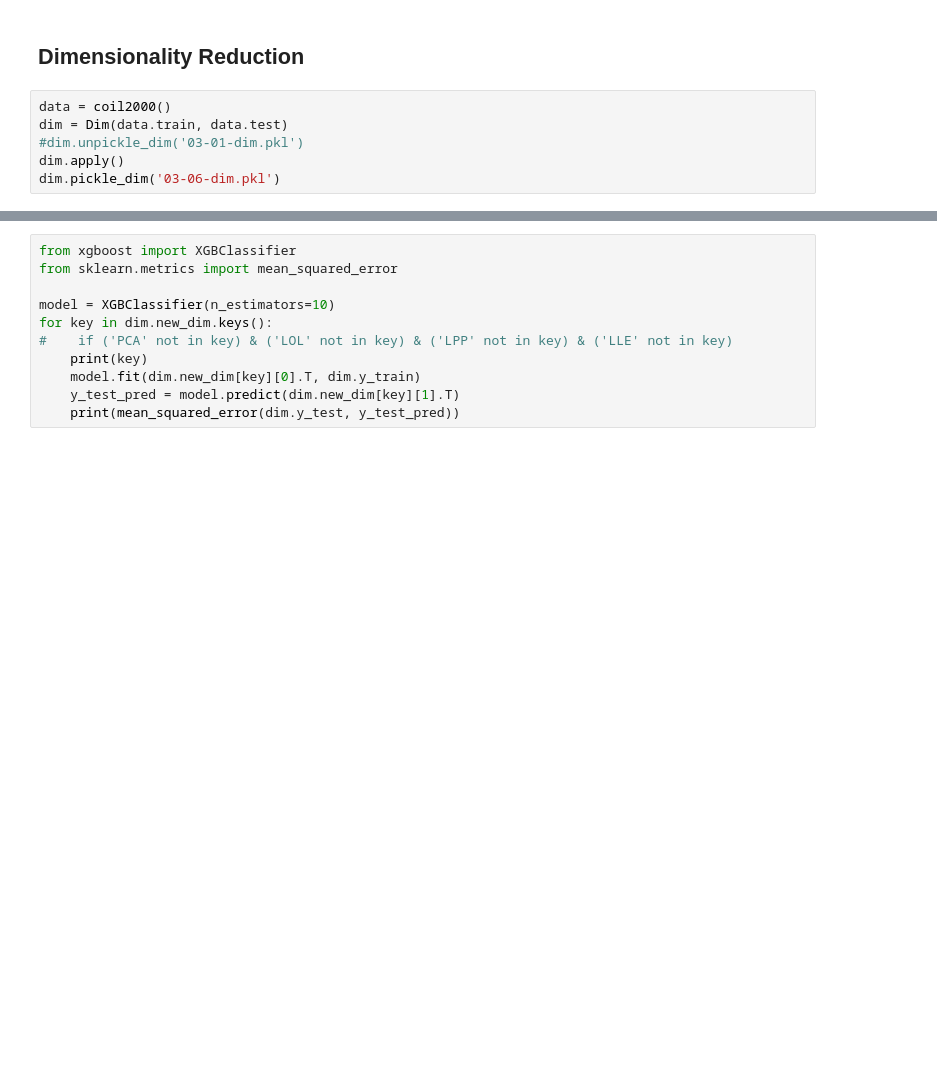
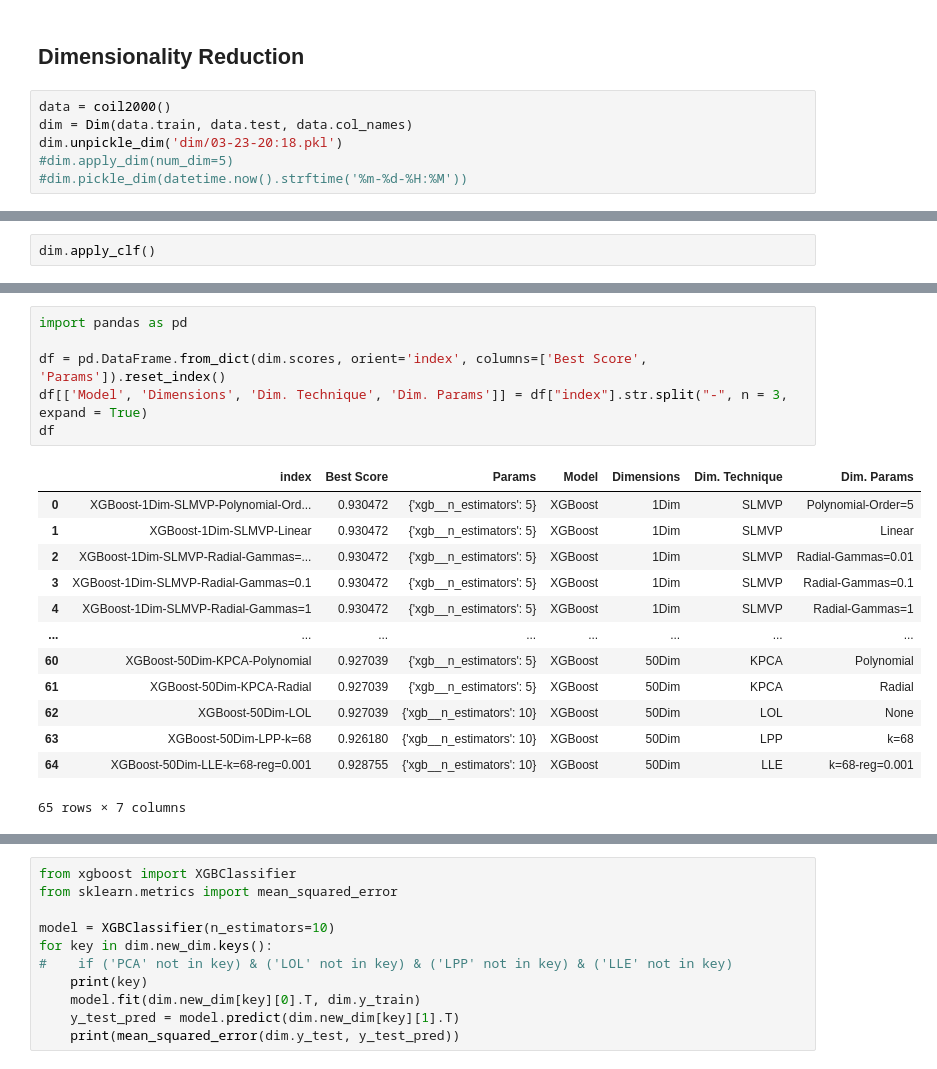
Before and after one commit to miguelangel43/Dimensionality-Reduction-Masters-Thesis, a Jupyter notebook: main.ipynb, the cells around one changed output, grey strips where cells are left out. Drawn from its saved outputs; the diff is of its cells as text; blank space fills up the shorter version.

```diff
--- a/main.ipynb
+++ b/main.ipynb
@@ -5,7 +10,7 @@ from datasets import coil2000
 ## Dimensionality Reduction
 # %%
 data = coil2000()
-dim = Dim(data.train, data.test)
-#dim.unpickle_dim('03-01-dim.pkl')
-dim.apply()
-dim.pickle_dim('03-06-dim.pkl')
+dim = Dim(data.train, data.test, data.col_names)
+dim.unpickle_dim('dim/03-23-20:18.pkl')
+#dim.apply_dim(num_dim=5)
+#dim.pickle_dim(datetime.now().strftime('%m-%d-%H:%M'))
@@ -11,0 +102,2 @@ dim.pickle_dim('03-06-dim.pkl')
+# %%
+dim.apply_clf()
@@ -11,0 +122,20 @@ dim.pickle_dim('03-06-dim.pkl')
+# %%
+import pandas as pd
+
+df = pd.DataFrame.from_dict(dim.scores, orient='index', columns=['Best Score', 'Params']).reset_index()
+df[['Model', 'Dimensions', 'Dim. Technique', 'Dim. Params']] = df["index"].str.split("-", n = 3, expand = True)
+df
+# %% [output]
+|  | index | Best Score | Params | Model | Dimensions | Dim. Technique | Dim. Params |
+| 0 | XGBoost-1Dim-SLMVP-Polynomial-Ord... | 0.930472 | {'xgb__n_estimators': 5} | XGBoost | 1Dim | SLMVP | Polynomial-Order=5 |
+| 1 | XGBoost-1Dim-SLMVP-Linear | 0.930472 | {'xgb__n_estimators': 5} | XGBoost | 1Dim | SLMVP | Linear |
+| 2 | XGBoost-1Dim-SLMVP-Radial-Gammas=... | 0.930472 | {'xgb__n_estimators': 5} | XGBoost | 1Dim | SLMVP | Radial-Gammas=0.01 |
+| 3 | XGBoost-1Dim-SLMVP-Radial-Gammas=0.1 | 0.930472 | {'xgb__n_estimators': 5} | XGBoost | 1Dim | SLMVP | Radial-Gammas=0.1 |
+| 4 | XGBoost-1Dim-SLMVP-Radial-Gammas=1 | 0.930472 | {'xgb__n_estimators': 5} | XGBoost | 1Dim | SLMVP | Radial-Gammas=1 |
+| ... | ... | ... | ... | ... | ... | ... | ... |
+| 60 | XGBoost-50Dim-KPCA-Polynomial | 0.927039 | {'xgb__n_estimators': 5} | XGBoost | 50Dim | KPCA | Polynomial |
+| 61 | XGBoost-50Dim-KPCA-Radial | 0.927039 | {'xgb__n_estimators': 5} | XGBoost | 50Dim | KPCA | Radial |
+| 62 | XGBoost-50Dim-LOL | 0.927039 | {'xgb__n_estimators': 10} | XGBoost | 50Dim | LOL | None |
+| 63 | XGBoost-50Dim-LPP-k=68 | 0.926180 | {'xgb__n_estimators': 10} | XGBoost | 50Dim | LPP | k=68 |
+| 64 | XGBoost-50Dim-LLE-k=68-reg=0.001 | 0.928755 | {'xgb__n_estimators': 10} | XGBoost | 50Dim | LLE | k=68-reg=0.001 |
+65 rows × 7 columns
```
Also changed, not shown: parts of 37 cells of this notebook, 1 other file.
